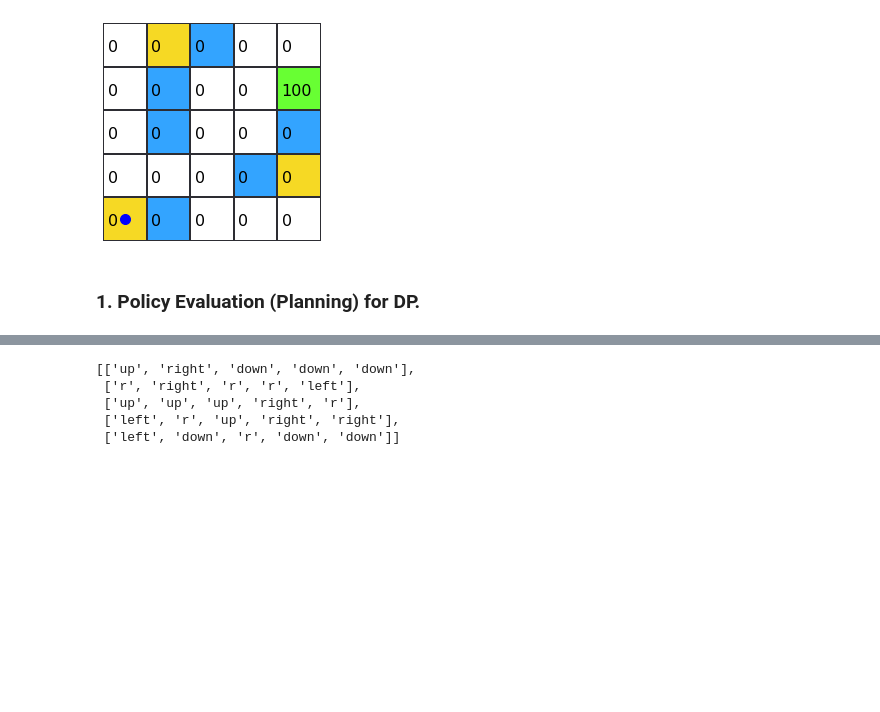
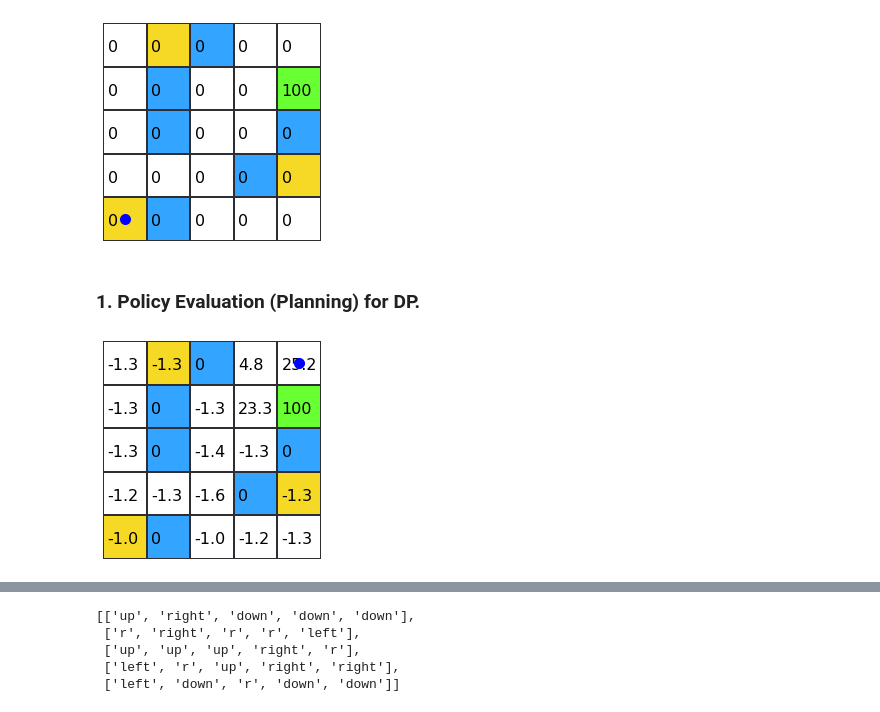
Before and after one commit to Juanchobanano/StocksPrediction, a Jupyter notebook: 1. Dynamic Programming.ipynb, the cells around one changed output, grey strips where cells are left out. Cells and saved outputs as stored; diff of their text form; code cells hidden in the pictures; blank space fills up the shorter version.

```diff
--- a/Dynamic Programming.ipynb
+++ b/1. Dynamic Programming.ipynb
@@ -329,18 +359,19 @@ class Game(Graphics):
 # %%
 # Generate the random policy.
 policy = list()
 for i in range(0, 5):
     column = list()
     for j in range(0, 5):
         column.append("r")
     policy.append(column)
 
 # Initialize environment and agent.
 discount_factor = 1
 environment = GridEnvironment()
 agent = valueBasedAgent(environment, policy, discount_factor)
 
 # Initialize policy evaluation class.
-policy_evaluation = PolicyEvaluation(environment, agent, iterations = 1000)
-policy_evaluation.evaluate(plot_grid = False)
-policy_evaluation.updatePolicy()
+policy_evaluation = PolicyEvaluation(environment, agent, iterations = 1)
+policy_evaluation.evaluate(plot_grid = True)
+# %% [output]
+[figure, added]
```
Also changed, not shown: parts of 5 cells of this notebook, 9 other files.
